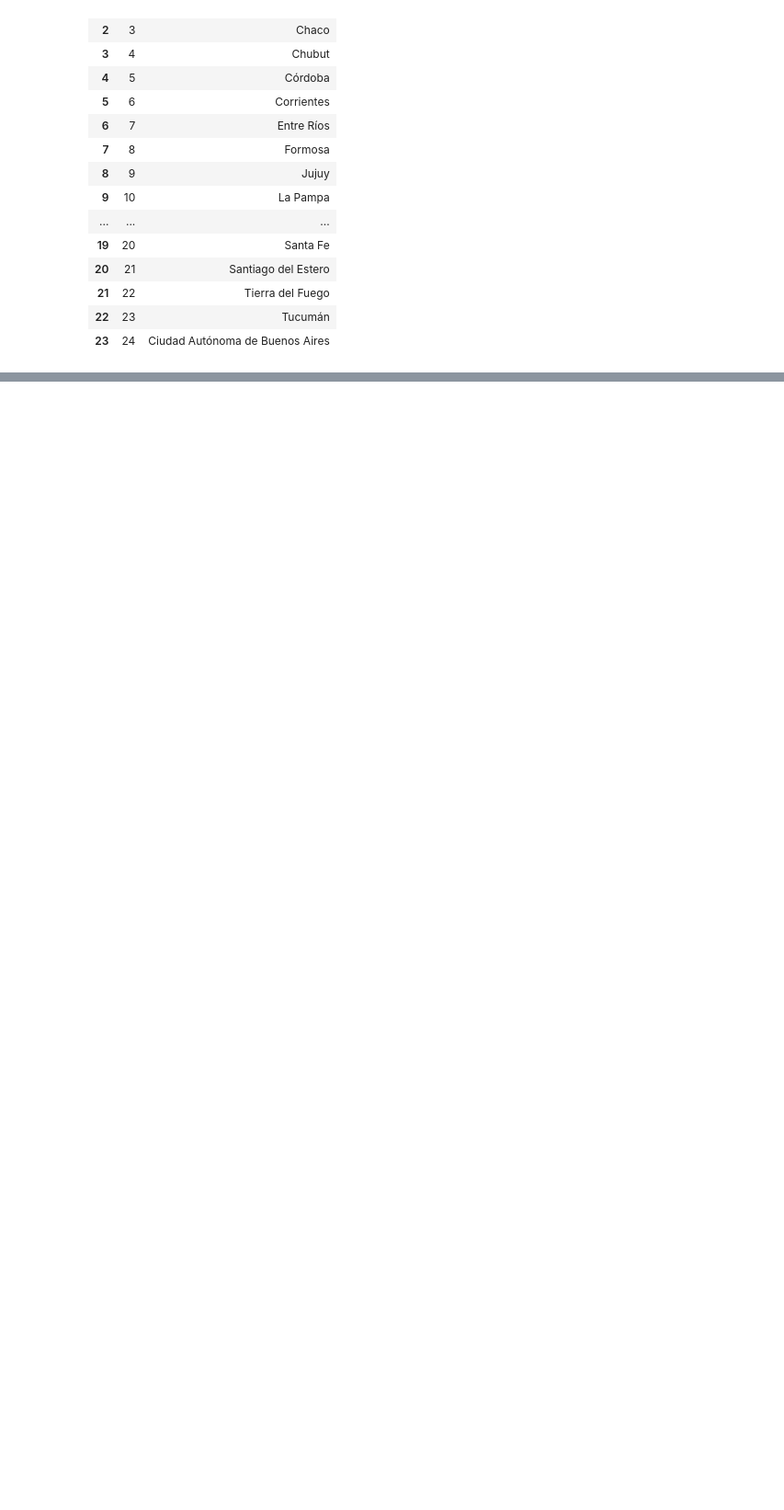
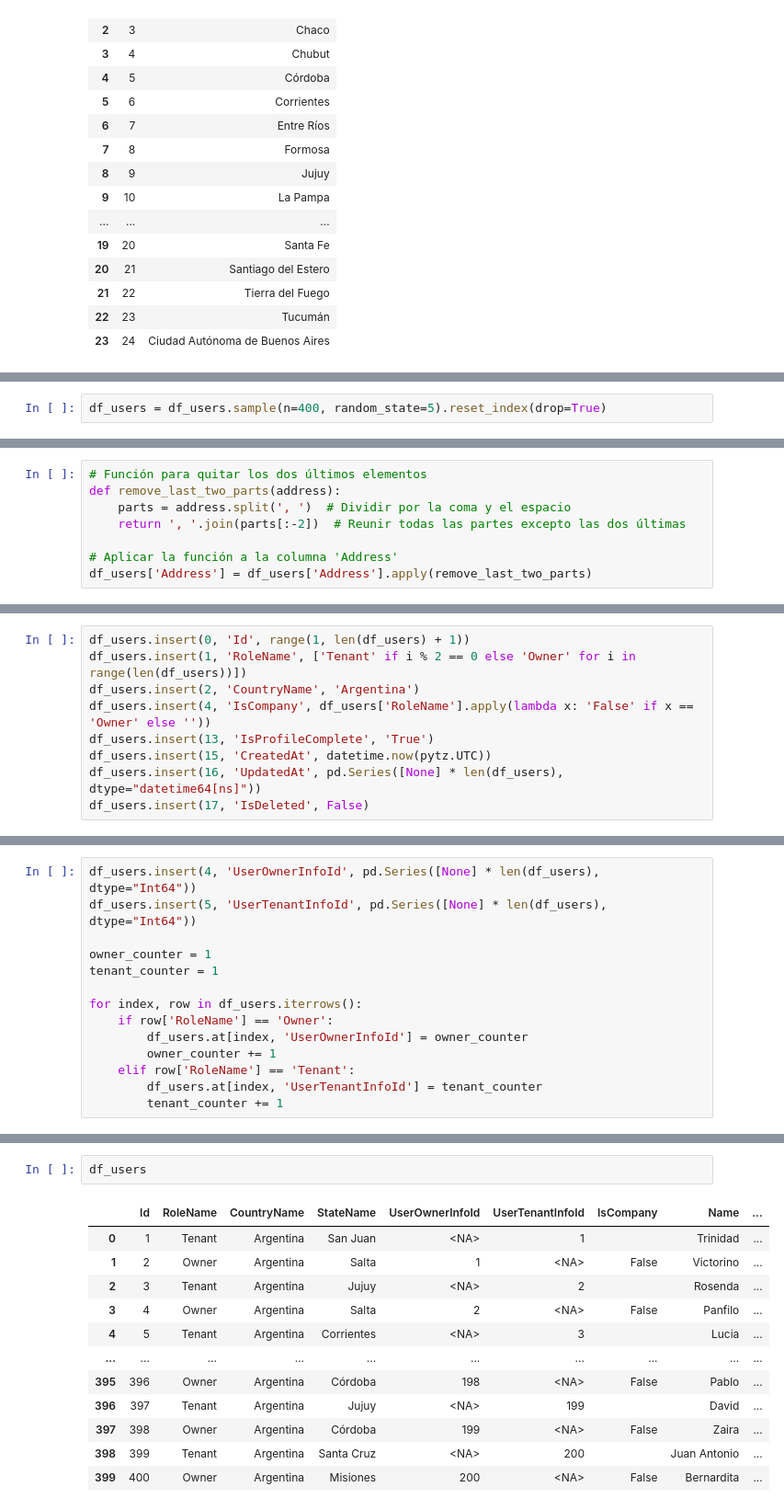
Before and after one commit to santiagobailleres/i004-reffindr-back-python, a Jupyter notebook: etl.ipynb, the cells around one changed output, grey strips where cells are left out. Shown at 92% size. Saved outputs shown, nothing was run; the diff lists cells and outputs as text; blank space fills up the shorter version.

```diff
--- a/etl.ipynb
+++ b/etl.ipynb
@@ -103,0 +366,2 @@ States
+# %%
+df_users = df_users.sample(n=400, random_state=5).reset_index(drop=True)
@@ -103,0 +370,8 @@ States
+# %%
+# Función para quitar los dos últimos elementos
+def remove_last_two_parts(address):
+    parts = address.split(', ')  # Dividir por la coma y el espacio
+    return ', '.join(parts[:-2])  # Reunir todas las partes excepto las dos últimas
+
+# Aplicar la función a la columna 'Address'
+df_users['Address'] = df_users['Address'].apply(remove_last_two_parts)
@@ -103,0 +380,9 @@ States
+# %%
+df_users.insert(0, 'Id', range(1, len(df_users) + 1))
+df_users.insert(1, 'RoleName', ['Tenant' if i % 2 == 0 else 'Owner' for i in range(len(df_users))])
+df_users.insert(2, 'CountryName', 'Argentina')
+df_users.insert(4, 'IsCompany', df_users['RoleName'].apply(lambda x: 'False' if x == 'Owner' else ''))
+df_users.insert(13, 'IsProfileComplete', 'True')
+df_users.insert(15, 'CreatedAt', datetime.now(pytz.UTC))
+df_users.insert(16, 'UpdatedAt', pd.Series([None] * len(df_users), dtype="datetime64[ns]"))
+df_users.insert(17, 'IsDeleted', False)
@@ -103,0 +391,14 @@ States
+# %%
+df_users.insert(4, 'UserOwnerInfoId', pd.Series([None] * len(df_users), dtype="Int64"))
+df_users.insert(5, 'UserTenantInfoId', pd.Series([None] * len(df_users), dtype="Int64"))
+
+owner_counter = 1
+tenant_counter = 1
+
+for index, row in df_users.iterrows():
+    if row['RoleName'] == 'Owner':
+        df_users.at[index, 'UserOwnerInfoId'] = owner_counter
+        owner_counter += 1
+    elif row['RoleName'] == 'Tenant':
+        df_users.at[index, 'UserTenantInfoId'] = tenant_counter
+        tenant_counter += 1
@@ -103,0 +425,15 @@ States
+# %%
+df_users
+# %% [output]
+|  | Id | RoleName | CountryName | StateName | UserOwnerInfoId | UserTenantInfoId | IsCompany | Name | ... |
+| 0 | 1 | Tenant | Argentina | San Juan | <NA> | 1 |  | Trinidad | ... |
+| 1 | 2 | Owner | Argentina | Salta | 1 | <NA> | False | Victorino | ... |
+| 2 | 3 | Tenant | Argentina | Jujuy | <NA> | 2 |  | Rosenda | ... |
+| 3 | 4 | Owner | Argentina | Salta | 2 | <NA> | False | Panfilo | ... |
+| 4 | 5 | Tenant | Argentina | Corrientes | <NA> | 3 |  | Lucia | ... |
+| ... | ... | ... | ... | ... | ... | ... | ... | ... | ... |
+| 395 | 396 | Owner | Argentina | Córdoba | 198 | <NA> | False | Pablo | ... |
+| 396 | 397 | Tenant | Argentina | Jujuy | <NA> | 199 |  | David | ... |
+| 397 | 398 | Owner | Argentina | Córdoba | 199 | <NA> | False | Zaira | ... |
+| 398 | 399 | Tenant | Argentina | Santa Cruz | <NA> | 200 |  | Juan Antonio | ... |
+| 399 | 400 | Owner | Argentina | Misiones | 200 | <NA> | False | Bernardita | ... |
```
Also changed, not shown: parts of 54 cells of this notebook.
